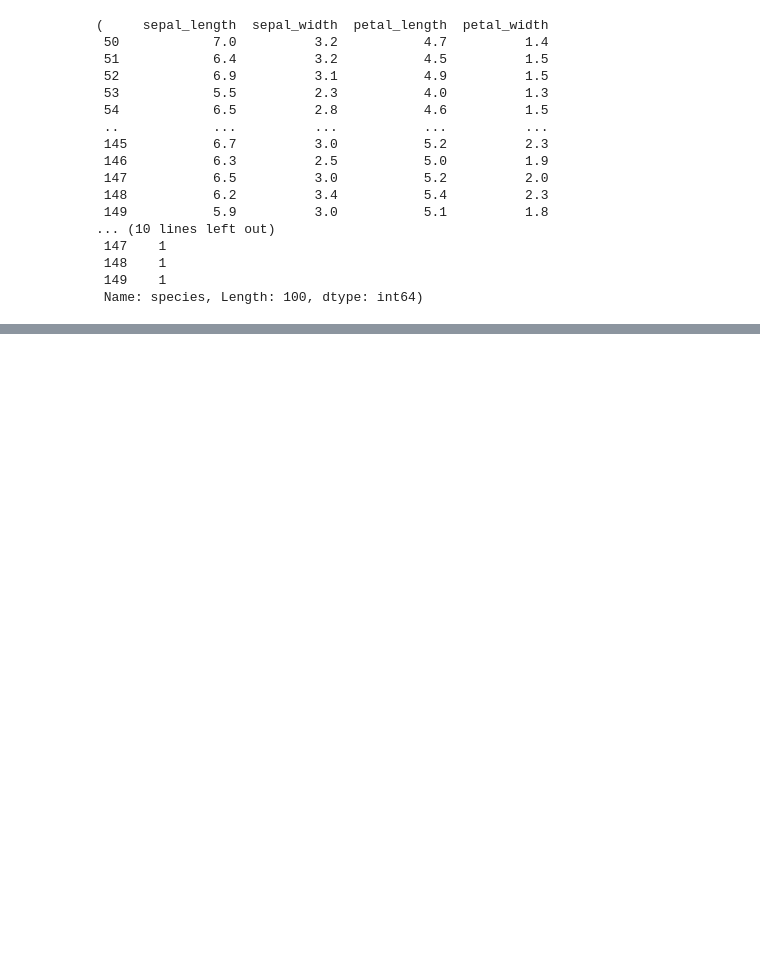
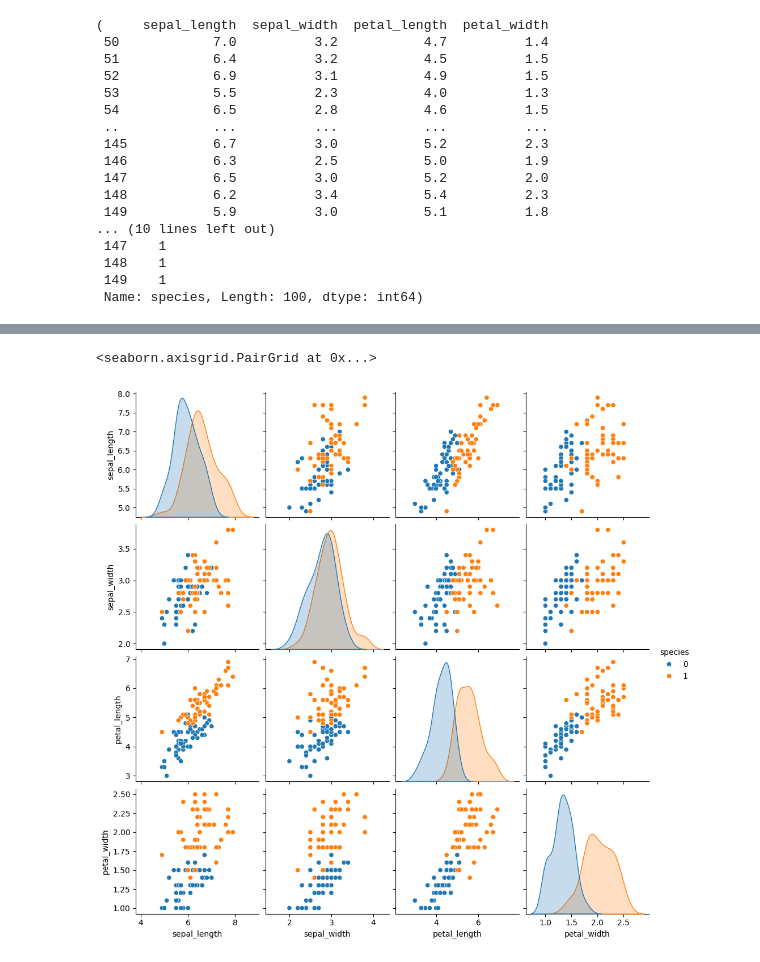
Before and after one commit to varun6030/ml-algos, a Jupyter notebook: logistic_regression.ipynb, the cells around one changed output, grey strips where cells are left out. Saved outputs shown, nothing was run; the diff lists cells and outputs as text; code cells hidden in the pictures; blank space fills up the shorter version.

```diff
--- a/logistic_regression.ipynb
+++ b/logistic_regression.ipynb
@@ -91,0 +141,5 @@ ValueError: Invalid parameter 'C' for estimator LinearRegression(). Valid parame
+# %%
+sns.pairplot(df,hue='species')
+# %% [output]
+<seaborn.axisgrid.PairGrid at 0x...>
+[figure, added]
```
Also changed, not shown: parts of 9 cells of this notebook, 2 other files.
